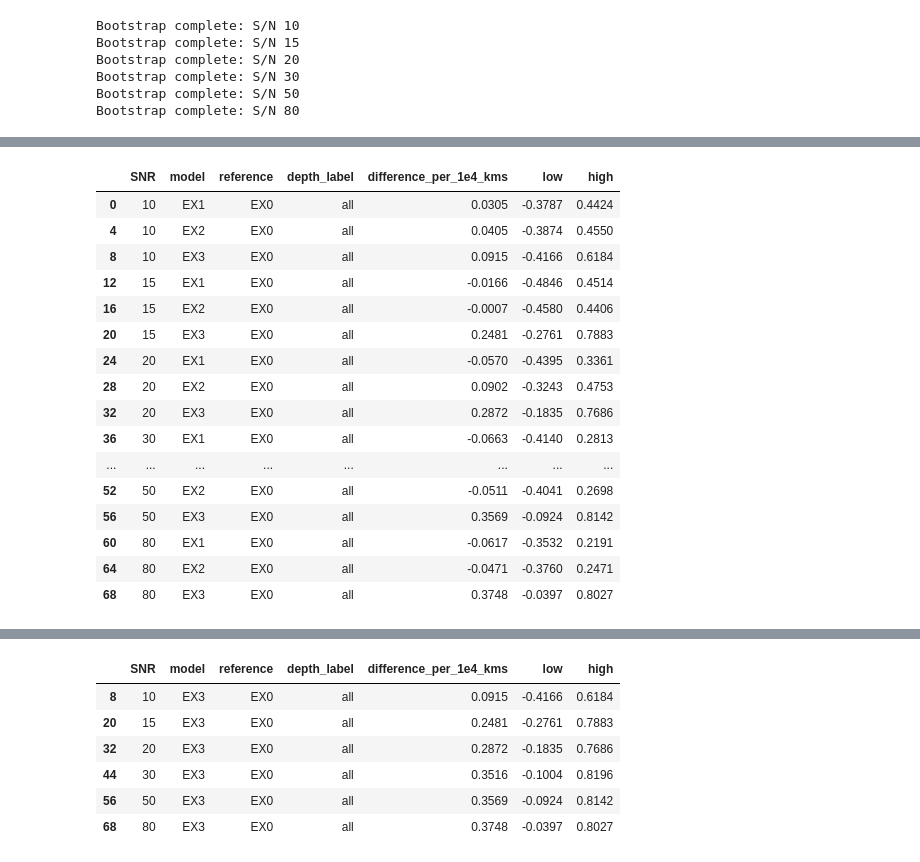
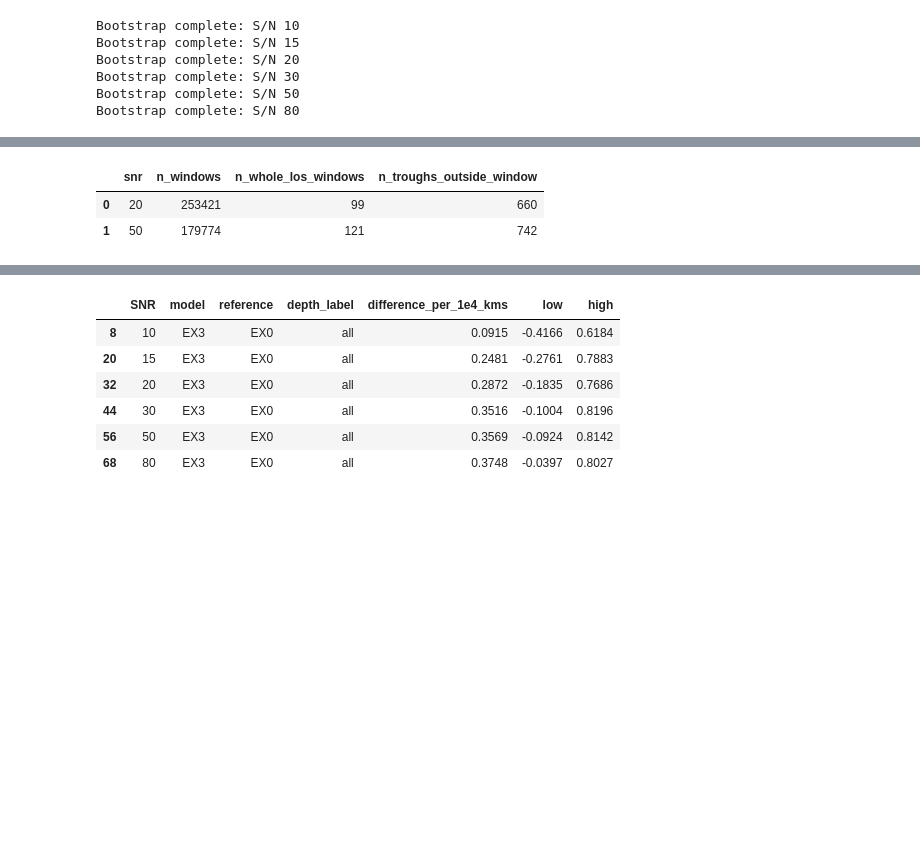
Before and after one commit to gogoi7/lya_forest_ml, a Jupyter notebook: notebooks/cos_strong_absorbers.ipynb, the cells around one changed output, grey strips where cells are left out. Drawn from its saved outputs; the diff is of its cells as text; code cells hidden in the pictures; blank space fills up the shorter version.

```diff
--- a/notebooks/cos_strong_absorbers.ipynb
+++ b/notebooks/cos_strong_absorbers.ipynb
@@ -572,77 +816,4 @@ asymmetry_summary = pd.DataFrame(asym_rows)
 # %%
-helper_source = "\n\n".join(inspect.getsource(fn) for fn in
-    (smooth_three, local_minima, merge_minima, detect_minima, depth_bin, window_geometry,
-     equivalent_widths, get_windows, safe_divide, bootstrap_sum, percentile_bounds, stack_bootstrap))
-provenance = {
-    "schema_version":1, "created_utc":datetime.now(timezone.utc).isoformat(),
-    "models":MODELS, "snrs_per_resel":SNRS, "noise_seeds":NOISE_SEEDS,
-    "source_metadata":source_metadata, "manifest_path":str(manifest_path.relative_to(ROOT)),
-    "manifest_sha256":hashlib.sha256(manifest_path.read_bytes()).hexdigest(),
-    "code_sha256":hashlib.sha256(helper_source.encode()).hexdigest(),
-    "versions":{"numpy":np.__version__,"scipy":scipy.__version__,"pandas":pd.__version__},
-    "detection":{"smoothing":"3-bin arithmetic boxcar", "flux_cut_strict":FLUX_CUT,
-                 "min_significance_inclusive":SIGMA_CUT, "smoothed_sigma":"sigma_bin/sqrt(3); independent noise",
-                 "merge_radius_inclusive_kms":MERGE_KMS,
-                 "merge_rule":"Deepest-first nonmaximum suppression; circular distance; ties by pixel index; no transitive chaining",
-                 "plateau_rule":"One midpoint, rounded down for even plateau length"},
-    "windows":{"periodic":True,"n_bins":n_window,"dv_kms":dv,"velocity_length_per_los_kms":path_per_los,
-               "center_range_kms":[float(velocity[0]),float(velocity[-1])],
-               "outer_pixel_edges_kms":[float(velocity[0]-dv/2),float(velocity[-1]+dv/2)],
-               "flux":"Unsmoothed noisy continuum-normalized flux; no clipping or per-window fitting",
-               "storage_dtype":"Window arrays float32; measurements and bundle sums float64",
-               "clean_windows":"Same noisy-selected centers and objects; simulation-only diagnostics, not ML inputs"},
-    "depth":{"Fmin":"Noisy 3-bin smoothed flux at the detection center","depth":"1-Fmin", "labels":DEPTH_LABELS},
-    "asymmetry":{"EW":"Sum (1-F) times pixel overlap width in exactly +/-300 km/s; units km/s",
-                 "A":"(EW_red-EW_blue)/(EW_red+EW_blue)","central_bin":"Half to each side",
-                 "validity":"A is NaN for EW<=0; flux and A are not clipped; ew_ge_3sigma is a diagnostic flag",
-                 "EW_sigma":"Independent pixel errors at fixed selected center; not a selection-corrected significance",
-                 "interpretation":"Includes blends/neighbors within the window and selection/centering effects"},
-    "split":{"0":"train","1":"test","unused_manifest_los":"excluded",
-             "group_id":"los_id is shared across models, S/N, seeds and overlapping windows",
-             "resampling_unit":"whole original bundle_id; including bundles with zero detections",
-             "ML_policy":"Never random-split windows; tune or validate on grouped training LOS/bundles only; preserve test split",
-             "n_train_los":int(len(train_ids)*bundle_size),"n_test_los":n_reference},
-    "bootstrap":{"draws":N_BOOT,"seed":BOOT_SEED,"nominal_target_chunks":N_TARGET,
-                 "standard_error_scale":float(band_scale),"scope":band_scope,
-                 "method":"Shared bundle resamples; recompute sums/counts per draw; pool within-seed centered residuals",
-                 "incidence_intervals":"Log residuals for rates; arithmetic residuals for paired differences",
-                 "stack_intervals":"Arithmetic residuals; 95% pointwise; absent if fewer than 95% draws valid",
-                 "seeds":"Equal-seed estimates; no division of variance by number of seeds",
-                 "limits":"Fixed simulation volume, z=0, LP1, uniform S/N and independent-chunk scaling; not a real-data significance"},
-    "observations_later":"Use identical grid, cuts, merge and depth rules; periodic=False; never wrap edges or gaps."
-                         " Validate masks, per-pixel error propagation/covariance and eligible path length before data application.",
-    "references":{"peak_detection":"https://docs.scipy.org/doc/scipy/reference/generated/scipy.signal.find_peaks.html"},
-}
-provenance = json_plain(provenance)
-metadata_json = json.dumps(provenance,indent=2,allow_nan=False)
-payload = {
-    **catalog,
-    "velocity_kms":velocity, "ew_blue_bin_width_kms":blue_width, "ew_red_bin_width_kms":red_width,
-    "model_names":np.asarray(MODELS), "split_names":np.asarray(("train","test")),
-    "depth_names":np.asarray(DEPTH_LABELS), "snr_levels":np.asarray(SNRS), "noise_seeds":np.asarray(NOISE_SEEDS),
-    "manifest_bundles":bundles, "train_bundle_ids":train_ids, "test_bundle_ids":test_ids,
-    "los_split":los_split, "los_bundle":los_bundle,
-    "test_bundle_counts":count, "test_bundle_profile_sum":profile_sum,
-    "test_bundle_clean_profile_sum":clean_profile_sum,
-    "test_bundle_stat_axis_names":np.array(("SNR","noise_seed","model","test_bundle","depth_bin","velocity_if_present")),
-    "metadata_json":np.array(metadata_json), "analysis_helper_source":np.array(helper_source),
-}
-archive_path = OUT / "sujin_strong_absorber_windows.npz"
-temporary_path = OUT / "sujin_strong_absorber_windows.tmp.npz"
-print(f"Saving {len(catalog['labels']):,} examples; uncompressed arrays {sum(v.nbytes for v in payload.values() if isinstance(v,np.ndarray))/2**20:.1f} MiB.",flush=True)
-np.savez_compressed(temporary_path, **payload)
-temporary_path.replace(archive_path)
-rates.to_csv(OUT/"observable_incidence.csv",index=False)
-rate_contrasts.to_csv(OUT/"incidence_differences_vs_EX0.csv",index=False)
-seed_counts.to_csv(OUT/"counts_by_seed_depth.csv",index=False)
-asymmetry_summary.to_csv(OUT/"asymmetry_summary.csv",index=False)
-pd.concat(stack_rows,ignore_index=True).to_csv(OUT/"stack_profiles.csv",index=False)
-(OUT/"provenance.json").write_text(metadata_json,encoding="utf-8")
-print(f"Saved: {archive_path.relative_to(ROOT)} ({archive_path.stat().st_size/2**20:.1f} MiB)")
-display(rates[rates.depth_label == "all"].round(4))
-display(rate_contrasts[rate_contrasts.depth_label == "all"].round(4))
-display(seed_counts[seed_counts.SNR.isin(SHOW_SNRS) & (seed_counts.depth_bin >= 0)].groupby(
-    ["SNR","model","depth_label"],sort=False).n_test_absorbers.agg(["mean","min","max"]).round(1))
-display(asymmetry_summary[asymmetry_summary.SNR.isin(SHOW_SNRS)].groupby(
-    ["SNR","model"])[["nonpositive_EW_fraction","outside_plot_fraction","median_abs_A","median_abs_A_EW_ge_3sigma"]].mean().round(4))
+export_script = ROOT / "notebooks/sujin_export_step.py"
+exec(compile(export_script.read_text(encoding="utf-8"), str(export_script), "exec"))
 # %% [output]
@@ -668,17 +846,3 @@ Saved: outputs/cos_lsf_snr/strong_absorbers/sujin_strong_absorber_windows.npz (6
-|  | SNR | model | reference | depth_label | difference_per_1e4_kms | low | high |
-| 0 | 10 | EX1 | EX0 | all | 0.0305 | -0.3787 | 0.4424 |
-| 4 | 10 | EX2 | EX0 | all | 0.0405 | -0.3874 | 0.4550 |
-| 8 | 10 | EX3 | EX0 | all | 0.0915 | -0.4166 | 0.6184 |
-| 12 | 15 | EX1 | EX0 | all | -0.0166 | -0.4846 | 0.4514 |
-| 16 | 15 | EX2 | EX0 | all | -0.0007 | -0.4580 | 0.4406 |
-| 20 | 15 | EX3 | EX0 | all | 0.2481 | -0.2761 | 0.7883 |
-| 24 | 20 | EX1 | EX0 | all | -0.0570 | -0.4395 | 0.3361 |
-| 28 | 20 | EX2 | EX0 | all | 0.0902 | -0.3243 | 0.4753 |
-| 32 | 20 | EX3 | EX0 | all | 0.2872 | -0.1835 | 0.7686 |
-| 36 | 30 | EX1 | EX0 | all | -0.0663 | -0.4140 | 0.2813 |
-| ... | ... | ... | ... | ... | ... | ... | ... |
-| 52 | 50 | EX2 | EX0 | all | -0.0511 | -0.4041 | 0.2698 |
-| 56 | 50 | EX3 | EX0 | all | 0.3569 | -0.0924 | 0.8142 |
-| 60 | 80 | EX1 | EX0 | all | -0.0617 | -0.3532 | 0.2191 |
-| 64 | 80 | EX2 | EX0 | all | -0.0471 | -0.3760 | 0.2471 |
-| 68 | 80 | EX3 | EX0 | all | 0.3748 | -0.0397 | 0.8027 |
+|  | snr | n_windows | n_whole_los_windows | n_troughs_outside_window |
+| 0 | 20 | 253421 | 99 | 660 |
+| 1 | 50 | 179774 | 121 | 742 |
```
Also changed, not shown: parts of 8 cells of this notebook, 10 other files.
